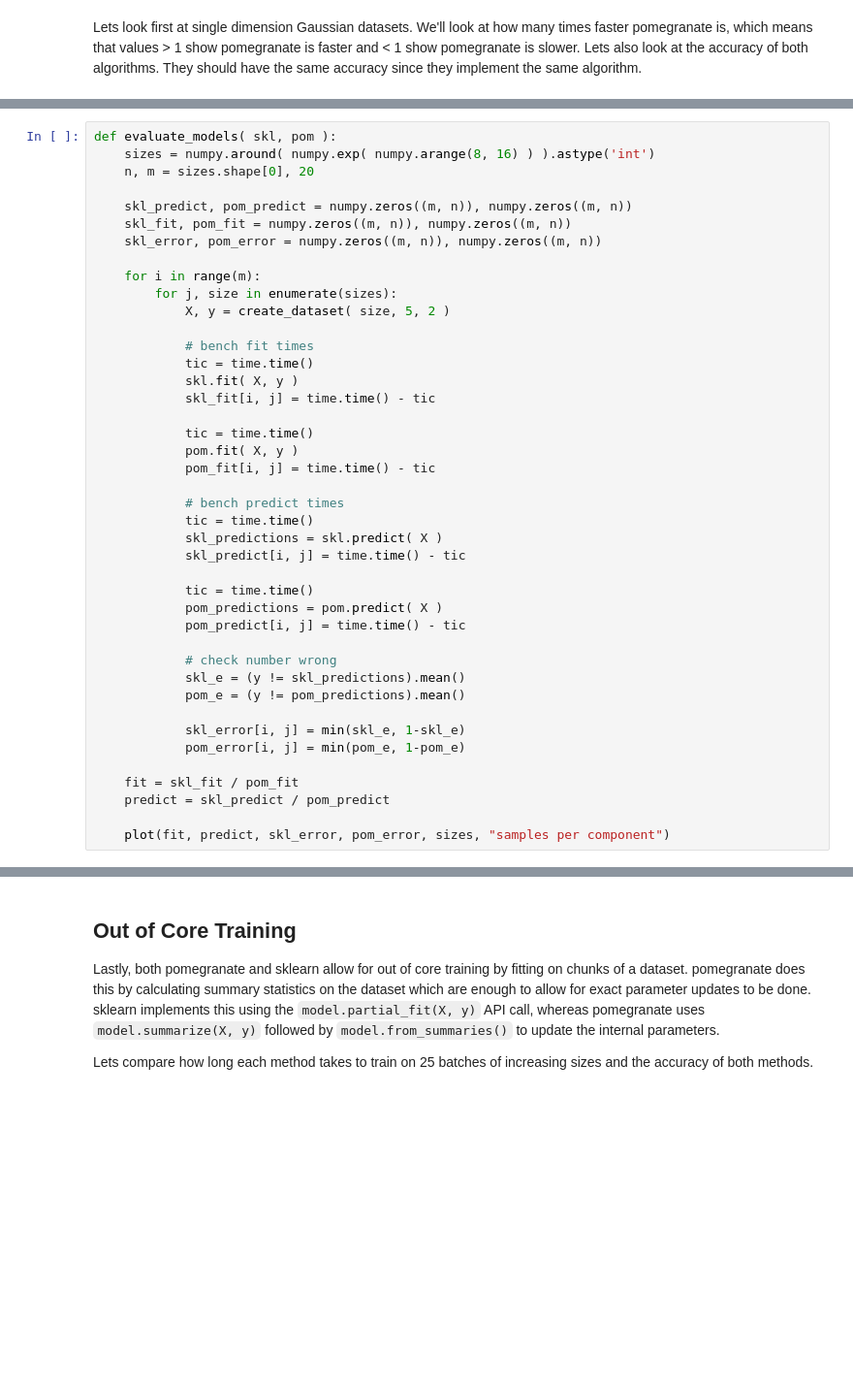
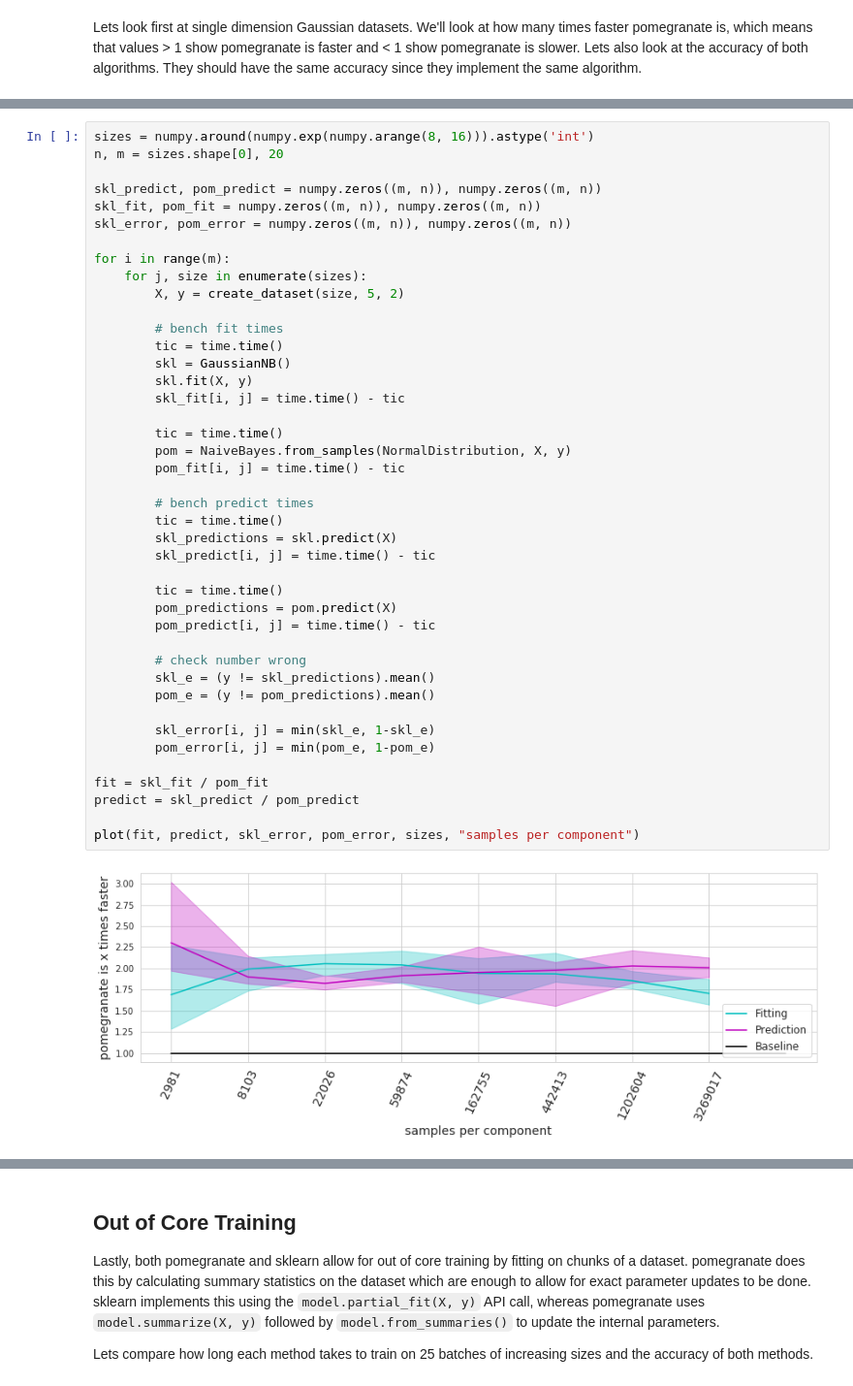
Before and after one commit to jmschrei/pomegranate, a Jupyter notebook: benchmarks/pomegranate_vs_sklearn_naive_bayes.ipynb, the cells around one changed output, grey strips where cells are left out. Shown at 97% size. Cells and saved outputs as stored; diff of their text form; blank space fills up the shorter version.

```diff
--- a/benchmarks/pomegranate_vs_sklearn_naive_bayes.ipynb
+++ b/benchmarks/pomegranate_vs_sklearn_naive_bayes.ipynb
@@ -184,42 +174,44 @@ More commonly multivariate Gaussian emissions are used. scikit-learn supports th
 # %%
-def evaluate_models( skl, pom ):
-    sizes = numpy.around( numpy.exp( numpy.arange(8, 16) ) ).astype('int')
-    n, m = sizes.shape[0], 20
+sizes = numpy.around(numpy.exp(numpy.arange(8, 16))).astype('int')
+n, m = sizes.shape[0], 20
 
-    skl_predict, pom_predict = numpy.zeros((m, n)), numpy.zeros((m, n))
-    skl_fit, pom_fit = numpy.zeros((m, n)), numpy.zeros((m, n))
-    skl_error, pom_error = numpy.zeros((m, n)), numpy.zeros((m, n))
+skl_predict, pom_predict = numpy.zeros((m, n)), numpy.zeros((m, n))
+skl_fit, pom_fit = numpy.zeros((m, n)), numpy.zeros((m, n))
+skl_error, pom_error = numpy.zeros((m, n)), numpy.zeros((m, n))
 
-    for i in range(m):
-        for j, size in enumerate(sizes):
-            X, y = create_dataset( size, 5, 2 )
+for i in range(m):
+    for j, size in enumerate(sizes):
+        X, y = create_dataset(size, 5, 2)
 
-            # bench fit times
-            tic = time.time()
-            skl.fit( X, y )
-            skl_fit[i, j] = time.time() - tic
+        # bench fit times
+        tic = time.time()
+        skl = GaussianNB()
+        skl.fit(X, y)
+        skl_fit[i, j] = time.time() - tic
 
-            tic = time.time()
-            pom.fit( X, y )
-            pom_fit[i, j] = time.time() - tic
+        tic = time.time()
+        pom = NaiveBayes.from_samples(NormalDistribution, X, y)
+        pom_fit[i, j] = time.time() - tic
 
-            # bench predict times
-            tic = time.time()
-            skl_predictions = skl.predict( X )
-            skl_predict[i, j] = time.time() - tic
+        # bench predict times
+        tic = time.time()
+        skl_predictions = skl.predict(X)
+        skl_predict[i, j] = time.time() - tic
 
-            tic = time.time()
-            pom_predictions = pom.predict( X )
-            pom_predict[i, j] = time.time() - tic
+        tic = time.time()
+        pom_predictions = pom.predict(X)
+        pom_predict[i, j] = time.time() - tic
 
-            # check number wrong
-            skl_e = (y != skl_predictions).mean()
-            pom_e = (y != pom_predictions).mean()
+        # check number wrong
+        skl_e = (y != skl_predictions).mean()
+        pom_e = (y != pom_predictions).mean()
 
-            skl_error[i, j] = min(skl_e, 1-skl_e)
-            pom_error[i, j] = min(pom_e, 1-pom_e)
+        skl_error[i, j] = min(skl_e, 1-skl_e)
+        pom_error[i, j] = min(pom_e, 1-pom_e)
 
-    fit = skl_fit / pom_fit
-    predict = skl_predict / pom_predict
+fit = skl_fit / pom_fit
+predict = skl_predict / pom_predict
 
-    plot(fit, predict, skl_error, pom_error, sizes, "samples per component")
+plot(fit, predict, skl_error, pom_error, sizes, "samples per component")
+# %% [output]
+[figure, added]
```
Also changed, not shown: parts of 20 cells of this notebook, 14 other files.
